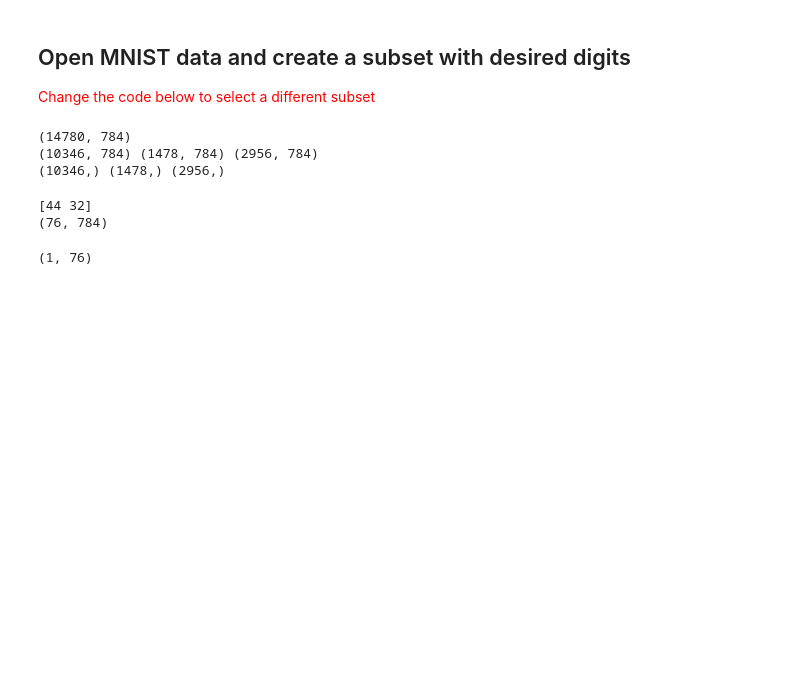
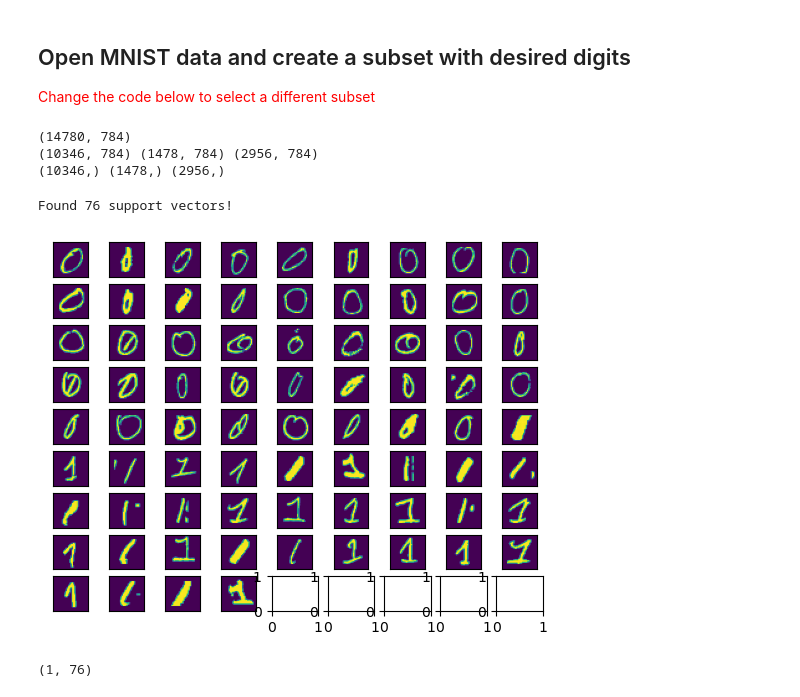
Before and after one commit to brandonegg/MNIST-classification, a Jupyter notebook: Phase3/Phase3.ipynb, the cells around one changed output. Cells and saved outputs as stored; diff of their text form; code cells hidden in the pictures; blank space fills up the shorter version.

Commit message:
added output of support vector images

```diff
--- a/Phase3/Phase3.ipynb
+++ b/Phase3/Phase3.ipynb
@@ -56,16 +57,24 @@ print(y_train.shape, y_val.shape, y_test.shape)
 (14780, 784)
 (10346, 784) (1478, 784) (2956, 784)
 (10346,) (1478,) (2956,)
-# %%
-# Plotting the support vectors
-clf = SVC(kernel='linear')
-clf.fit(X_train, y_train)
-sv = clf.support_vectors_
-print(clf.n_support_)
-print(sv.shape)
-# %% [output]
-[44 32]
-(76, 784)
+# %%
+# Plotting the support vectors
+clf = SVC(kernel='linear')
+clf.fit(X_train, y_train)
+sv = clf.support_vectors_
+print(f"Found {len(sv)} support vectors!")
+
+dim = math.ceil(len(sv) ** (1/2))
+fig, axs = plt.subplots(dim, dim)
+for i, grid in enumerate(sv):
+    row = math.floor(i/dim)
+    col = i % dim
+    axs[row, col].imshow(np.reshape(grid,(28,28)))
+    axs[row,col].get_xaxis().set_visible(False)
+    axs[row,col].get_yaxis().set_visible(False)
+# %% [output]
+Found 76 support vectors!
+[figure, added]
 # %%
 # Plotting the dual coefficients
 dc = clf.dual_coef_
```
Also changed, not shown: parts of 1 cell of this notebook.
